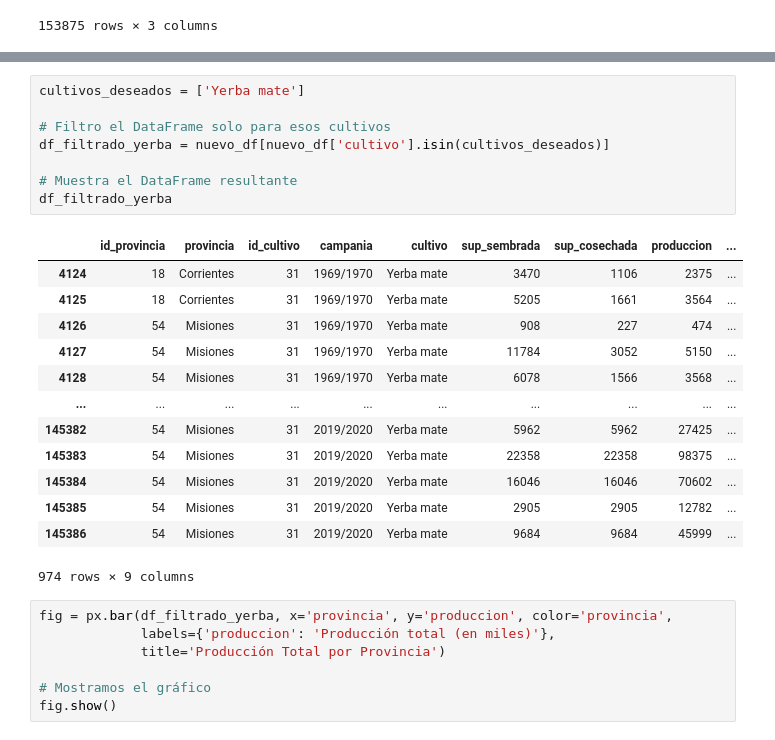
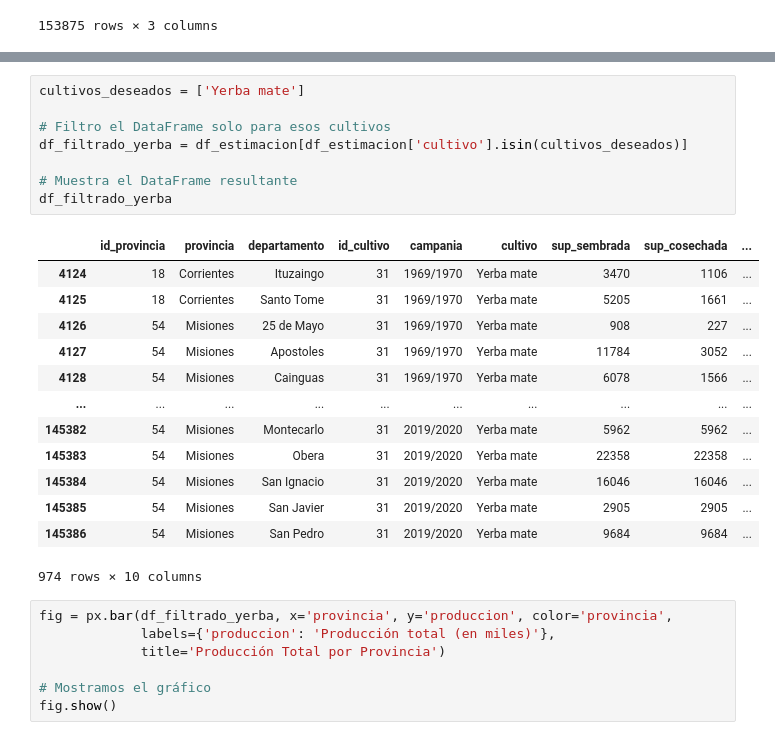
Before and after one commit to IvanGonzal0/Proyecto_Final_BigData, a Jupyter notebook: Final_BigData_IvanGonzaloTapia.ipynb, the cells around one changed output, grey strips where cells are left out. Saved outputs shown, nothing was run; the diff lists cells and outputs as text.

```diff
--- a/Final_BigData_IvanGonzaloTapia.ipynb
+++ b/Final_BigData_IvanGonzaloTapia.ipynb
@@ -511,25 +621,25 @@ fig.show()
 # %%
 cultivos_deseados = ['Yerba mate']
 
 # Filtro el DataFrame solo para esos cultivos
-df_filtrado_yerba = nuevo_df[nuevo_df['cultivo'].isin(cultivos_deseados)]
+df_filtrado_yerba = df_estimacion[df_estimacion['cultivo'].isin(cultivos_deseados)]
 
 # Muestra el DataFrame resultante
 df_filtrado_yerba
 # %% [output]
-|  | id_provincia | provincia | id_cultivo | campania | cultivo | sup_sembrada | sup_cosechada | produccion | ... |
-| 4124 | 18 | Corrientes | 31 | 1969/1970 | Yerba mate | 3470 | 1106 | 2375 | ... |
-| 4125 | 18 | Corrientes | 31 | 1969/1970 | Yerba mate | 5205 | 1661 | 3564 | ... |
-| 4126 | 54 | Misiones | 31 | 1969/1970 | Yerba mate | 908 | 227 | 474 | ... |
-| 4127 | 54 | Misiones | 31 | 1969/1970 | Yerba mate | 11784 | 3052 | 5150 | ... |
-| 4128 | 54 | Misiones | 31 | 1969/1970 | Yerba mate | 6078 | 1566 | 3568 | ... |
+|  | id_provincia | provincia | departamento | id_cultivo | campania | cultivo | sup_sembrada | sup_cosechada | ... |
+| 4124 | 18 | Corrientes | Ituzaingo | 31 | 1969/1970 | Yerba mate | 3470 | 1106 | ... |
+| 4125 | 18 | Corrientes | Santo Tome | 31 | 1969/1970 | Yerba mate | 5205 | 1661 | ... |
+| 4126 | 54 | Misiones | 25 de Mayo | 31 | 1969/1970 | Yerba mate | 908 | 227 | ... |
+| 4127 | 54 | Misiones | Apostoles | 31 | 1969/1970 | Yerba mate | 11784 | 3052 | ... |
+| 4128 | 54 | Misiones | Cainguas | 31 | 1969/1970 | Yerba mate | 6078 | 1566 | ... |
 | ... | ... | ... | ... | ... | ... | ... | ... | ... | ... |
-| 145382 | 54 | Misiones | 31 | 2019/2020 | Yerba mate | 5962 | 5962 | 27425 | ... |
-| 145383 | 54 | Misiones | 31 | 2019/2020 | Yerba mate | 22358 | 22358 | 98375 | ... |
-| 145384 | 54 | Misiones | 31 | 2019/2020 | Yerba mate | 16046 | 16046 | 70602 | ... |
-| 145385 | 54 | Misiones | 31 | 2019/2020 | Yerba mate | 2905 | 2905 | 12782 | ... |
-| 145386 | 54 | Misiones | 31 | 2019/2020 | Yerba mate | 9684 | 9684 | 45999 | ... |
+| 145382 | 54 | Misiones | Montecarlo | 31 | 2019/2020 | Yerba mate | 5962 | 5962 | ... |
+| 145383 | 54 | Misiones | Obera | 31 | 2019/2020 | Yerba mate | 22358 | 22358 | ... |
+| 145384 | 54 | Misiones | San Ignacio | 31 | 2019/2020 | Yerba mate | 16046 | 16046 | ... |
+| 145385 | 54 | Misiones | San Javier | 31 | 2019/2020 | Yerba mate | 2905 | 2905 | ... |
+| 145386 | 54 | Misiones | San Pedro | 31 | 2019/2020 | Yerba mate | 9684 | 9684 | ... |
-974 rows × 9 columns
+974 rows × 10 columns
 # %%
 fig = px.bar(df_filtrado_yerba, x='provincia', y='produccion', color='provincia',
              labels={'produccion': 'Producción total (en miles)'},
```
Also changed, not shown: parts of 32 cells of this notebook.
